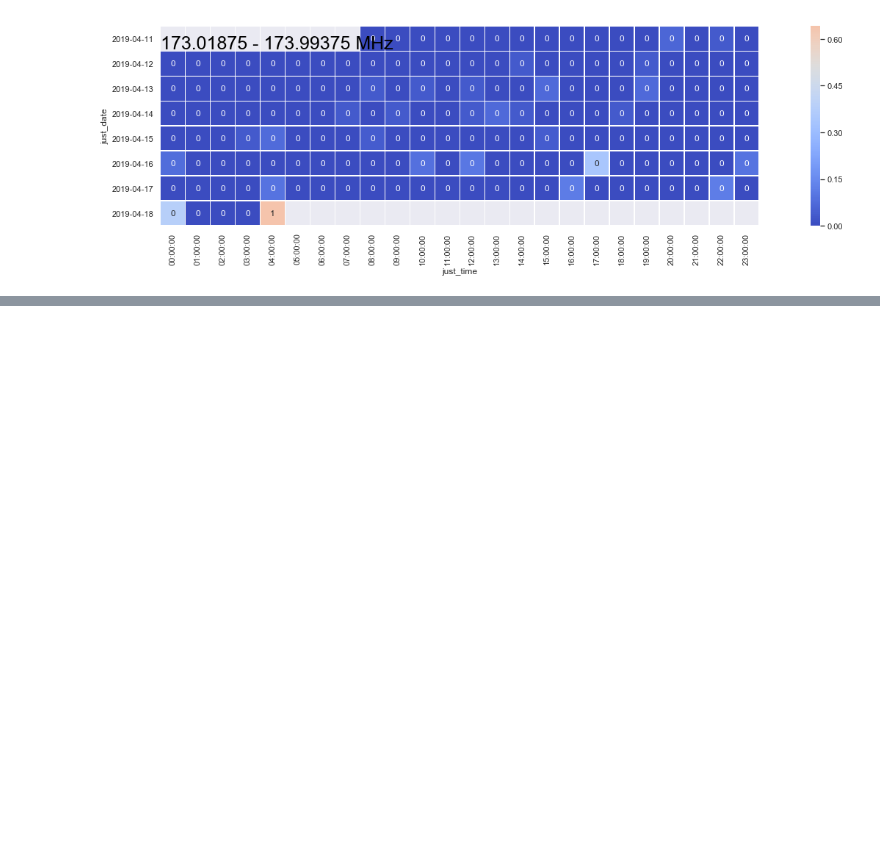
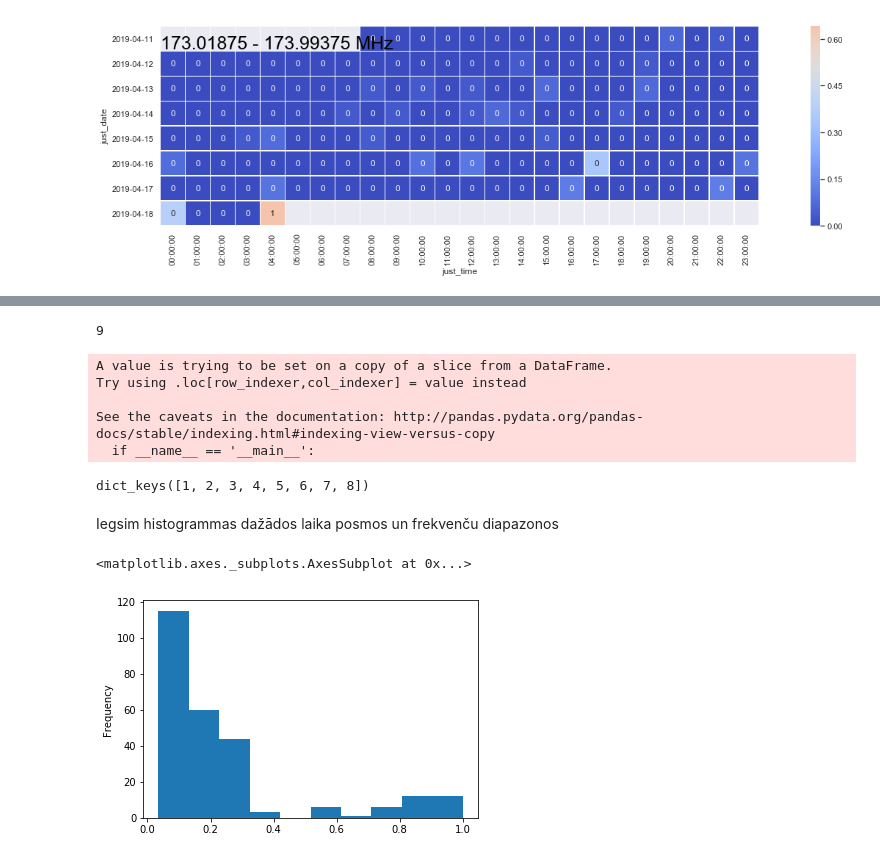
Before and after one commit to ilmars/RCS_Data_Analysis_Python_2019_homeworks, a Jupyter notebook: projekts/projekts.ipynb, the cells around one changed output, grey strips where cells are left out. Drawn from its saved outputs; the diff is of its cells as text; code cells hidden in the pictures; blank space fills up the shorter version.

```diff
--- a/projekts/projekts.ipynb
+++ b/projekts/projekts.ipynb
@@ -311,0 +445,63 @@ createCharts(10015968)
+# %%
+freq_rounded_u = np.sort(df['freq'].unique());
+freq_rounded_u = np.sort(df['freq'].map(lambda s:  math.floor(s/5)*5).unique());
+# %%
+len(timeBins)
+# %% [output]
+9
+# %%
+df_filt=[]
+df5={}
+timeBins = ['00:00:00', '03:00:00', '06:00:00', '09:00:00', '12:00:00', '15:00:00', '18:00:00', '21:00:00', '24:00:00']
+dateparse = lambda x: pd.datetime.strptime(x, '%Y-%m-%d %H:%M:%S')
+for v in freq_rounded_u:
+    f1=v
+    f2=v+5
+    df_filt = df[(f1 <=df['freq']) & (df['freq']<= f2)]
+    df_filt['proc'] = df_filt['counted']/df_filt['cycles']
+    df_filt.to_csv(f"text{f1}.csv")
+    #print(df_filt.groupby('timestamp')['proc'].mean())
+    proc = df_filt.groupby('timestamp')['proc'].mean()
+    counted = df_filt.groupby('timestamp')['counted'].sum()
+    cycles = df_filt.groupby('timestamp')['cycles'].sum()
+    times = proc.index.map(lambda s: s[-8:])
+
+    #print(proc)
+
+    df_new = pd.DataFrame({'timestamp': proc.index, 'proc': proc, 'counted': counted, 'cycles': cycles, 'times': times })
+    df5[f1]={}
+    ti=0
+    for tb in timeBins:
+        ti+=1
+        if len(timeBins) == ti:
+            break
+        df_new1= df_new[(tb <=df_new['times']) & (df_new['times'] <= timeBins[ti])]
+        df5[f1][ti] = df_new1
+
+    '''
+    df_new_1 = df_new[('00:00:00' <=df_new['times']) & (df_new['times'] <= '03:00:00')]
+    df5[f1][1] = df_new_1
+    df_new_2 = df_new[('03:00:00' <=df_new['times']) & (df_new['times'] <= '06:00:00')]
+    df5[f1][2] = df_new_2
+    df_new_3 = df_new[('06:00:00' <=df_new['times']) & (df_new['times'] <= '09:00:00')]
+    df5[f1][3] = df_new_3
+    '''
+
+#df5.keys()
+# %% [output]
+A value is trying to be set on a copy of a slice from a DataFrame.
+Try using .loc[row_indexer,col_indexer] = value instead
+
+See the caveats in the documentation: http://pandas.pydata.org/pandas-docs/stable/indexing.html#indexing-view-versus-copy
+  if __name__ == '__main__':
+# %%
+df5[390].keys()
+# %% [output]
+dict_keys([1, 2, 3, 4, 5, 6, 7, 8])
+# %% [markdown]
+Iegsim histogrammas dažādos laika posmos un frekvenču diapazonos
+# %%
+df5[380][1]['proc'].plot(kind='hist')
+# %% [output]
+<matplotlib.axes._subplots.AxesSubplot at 0x...>
+[figure, added]
```
Also changed, not shown: parts of 50 cells of this notebook.
